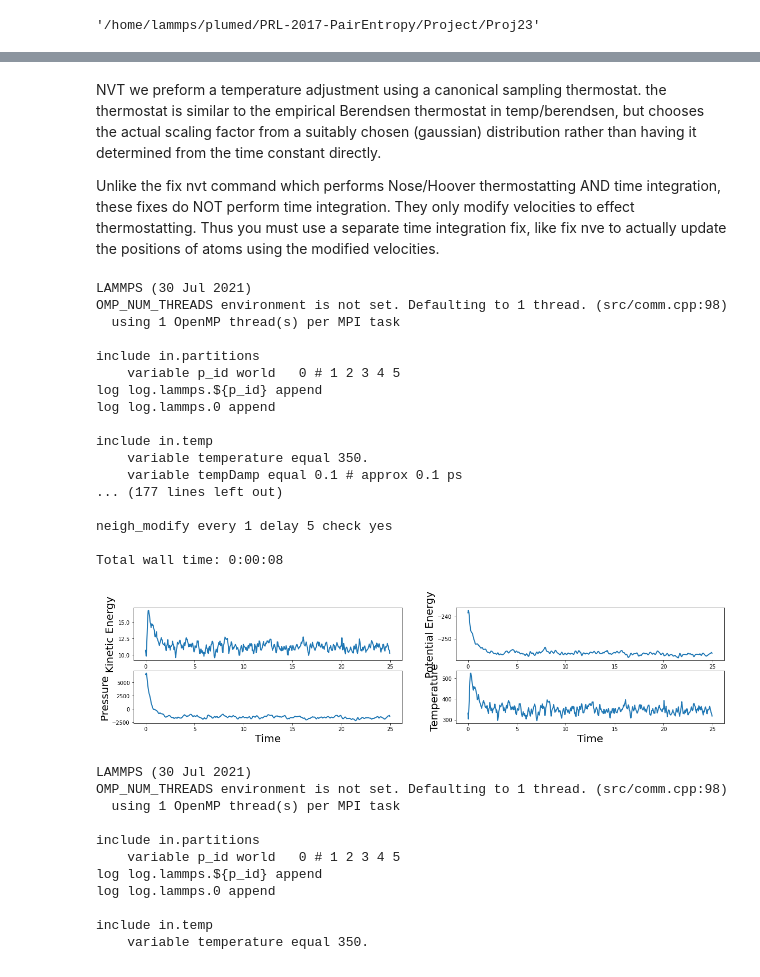
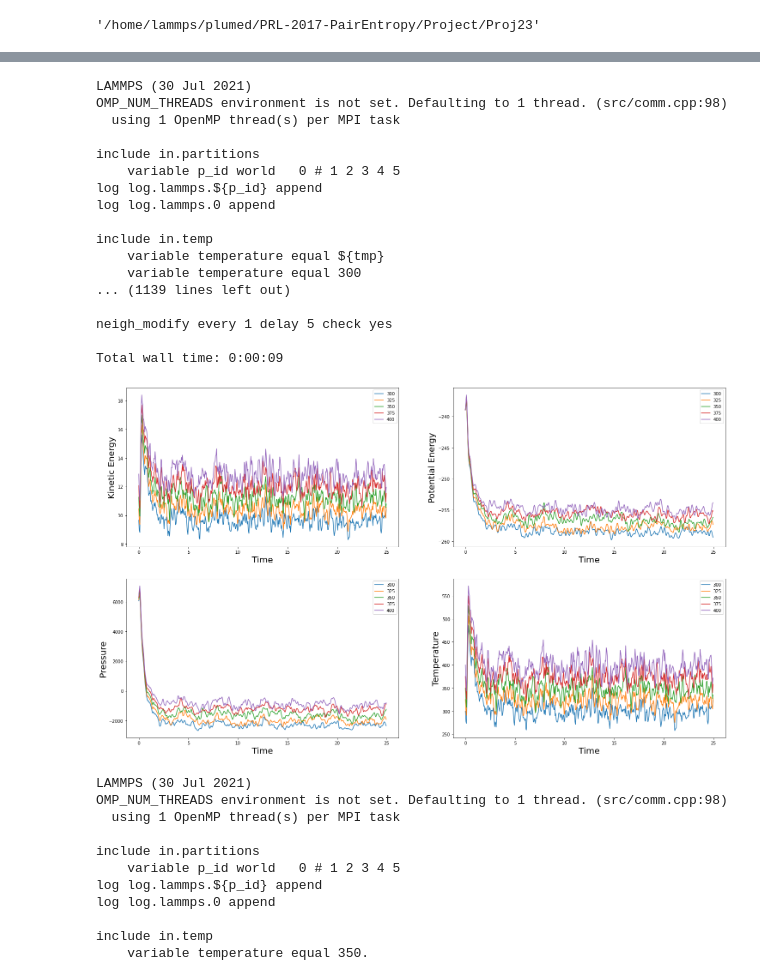
Before and after one commit to yaminbens/Proj23, a Jupyter notebook: prep.ipynb, the cells around one changed output, grey strips where cells are left out. Saved outputs shown, nothing was run; the diff lists cells and outputs as text; code cells hidden in the pictures.

Commit message:
added graphes of different temperatures

```diff
--- a/prep.ipynb
+++ b/prep.ipynb
@@ -125,8 +84,3 @@ Total wall time: 0:00:00
-# %% [markdown]
-NVT
-we preform a temperature adjustment using a canonical sampling thermostat.  the thermostat is similar to the empirical Berendsen thermostat in temp/berendsen, but chooses the actual scaling factor from a suitably chosen (gaussian) distribution rather than having it determined from the time constant directly.
-
-Unlike the fix nvt command which performs Nose/Hoover thermostatting AND time integration, these fixes do NOT perform time integration. They only modify velocities to effect thermostatting. Thus you must use a separate time integration fix, like fix nve to actually update the positions of atoms using the modified velocities.
 # %%
 %%bash
 # create PLUMED input file
@@ -180,8 +124,11 @@ neigh_modify every 1 delay 5 check yes
 
 EOF
 # %%
-%%bash
-lmp -in start.lmp
+import subprocess
+
+for temp in range(300,401,25):
+    cmd = f"lmp -v tmp {temp} -in start.lmp"
+    results = subprocess.run(cmd, shell=True, universal_newlines=True, check=True)
 # %% [output]
 LAMMPS (30 Jul 2021)
 OMP_NUM_THREADS environment is not set. Defaulting to 1 thread. (src/comm.cpp:98)
@@ -193,49 +140,41 @@ log log.lammps.${p_id} append
 log log.lammps.0 append
 
 include in.temp
-    variable temperature equal 350.
-    variable tempDamp equal 0.1 # approx 0.1 ps
-... (177 lines left out)
+    variable temperature equal ${tmp}
+    variable temperature equal 300
+... (1139 lines left out)
 
 neigh_modify every 1 delay 5 check yes
 
-Total wall time: 0:00:08
+Total wall time: 0:00:09
 # %%
 import copy
 import numpy as np
 from matplotlib import pyplot as plt
 from matplotlib.ticker import AutoMinorLocator
 from mpl_toolkits.axes_grid1 import make_axes_locatable
 
-energy = np.loadtxt('energy1.dat') # timetep, ke, pe, press
-
+labels = ['Kinetic Energy', 'Potential Energy', 'Pressure', 'Temperature']
+temperatures = range(300,401,25)
 fontsize = 20
 font = {'family': 'sans', 'color':  'black', 'weight': 'normal', 'size': fontsize}
 
-fig = plt.figure(figsize=(20, 4))
-ax1 = fig.add_subplot(221)
-plt.plot((energy.T[0][:500]-energy.T[0][0])*0.005, energy.T[1][:500], linewidth = 2)
-ax1.set_xlabel('Time', fontdict=font)
-ax1.set_ylabel('Kinetic Energy', fontdict=font)
+energy = {}
+for tmp in temperatures:
+    energy[tmp] = np.loadtxt('energy{}.dat'.format(tmp)) # ke, pe, press, temp
 
-ax2 = fig.add_subplot(222)
-plt.plot((energy.T[0][:500]-energy.T[0][0])*0.005, energy.T[2][:500], linewidth = 2)
-ax2.set_xlabel('Time', fontdict=font)
-ax2.set_ylabel('Potential Energy', fontdict=font)
-
-ax1 = fig.add_subplot(223)
-plt.plot((energy.T[0][:500]-energy.T[0][0])*0.005, energy.T[3][:500], linewidth = 2)
-ax1.set_xlabel('Time', fontdict=font)
-ax1.set_ylabel('Pressure', fontdict=font)
-
-ax2 = fig.add_subplot(224)
-plt.plot((energy.T[0][:500]-energy.T[0][0])*0.005, energy.T[4][:500], linewidth = 2)
-ax2.set_xlabel('Time', fontdict=font)
-ax2.set_ylabel('Temperature', fontdict=font)
+fig = plt.figure(figsize=(25, 15))
+for n,label in enumerate(labels):
+    ax = fig.add_subplot(2,2,n+1)
+    for tmp in temperatures:
+        plt.plot((energy[tmp].T[0][:500]-energy[tmp].T[0][0])*0.005, energy[tmp].T[n+1][:500], label=tmp)
+    ax.set_xlabel('Time', fontdict=font)
+    ax.set_ylabel(label, fontdict=font)
+    ax.legend()
 
 plt.show()
 # %% [output]
-[figure, old version]
+[figure, new version]
 # %%
 %%bash
 # create PLUMED input file
```
Also changed, not shown: parts of 6 cells of this notebook, 3 other files.
